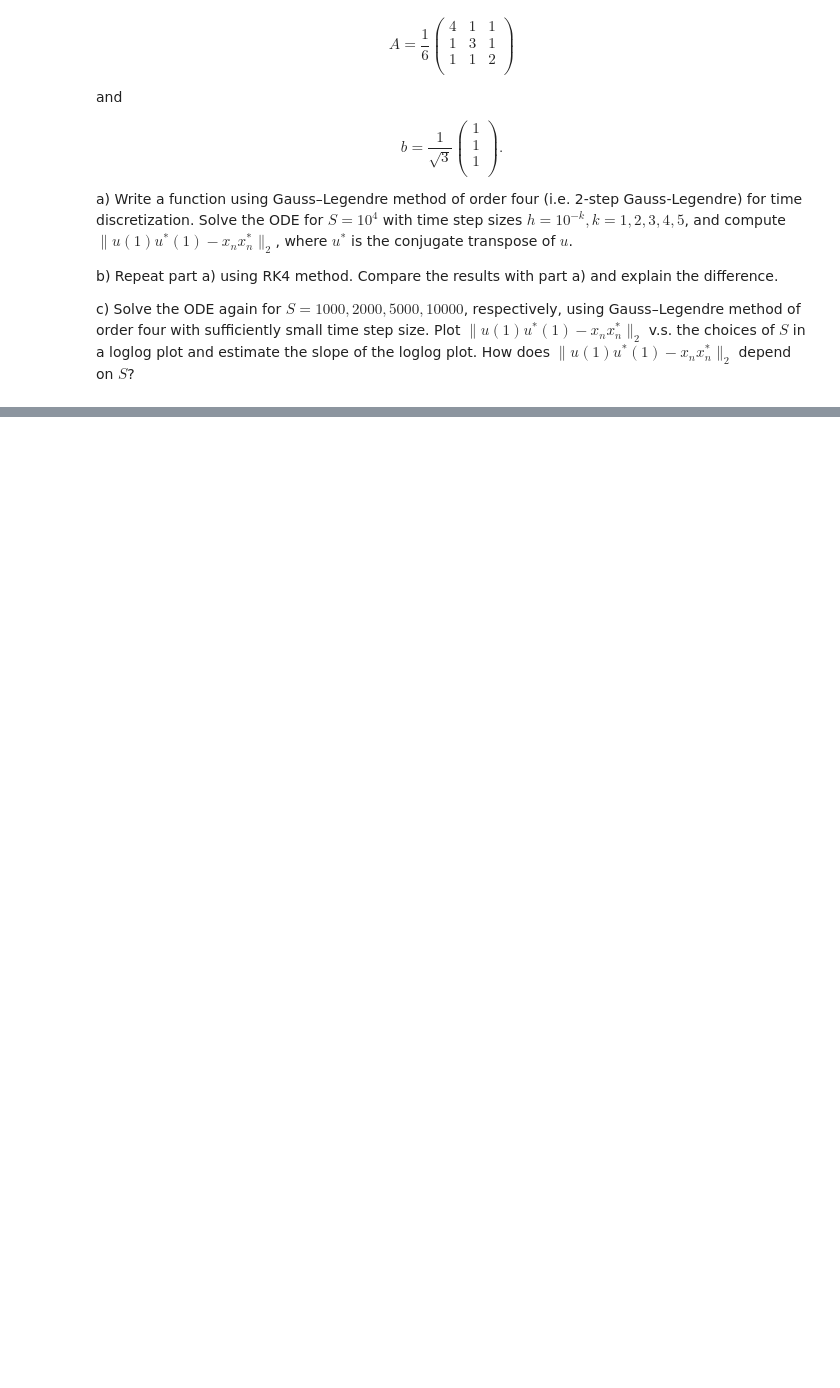
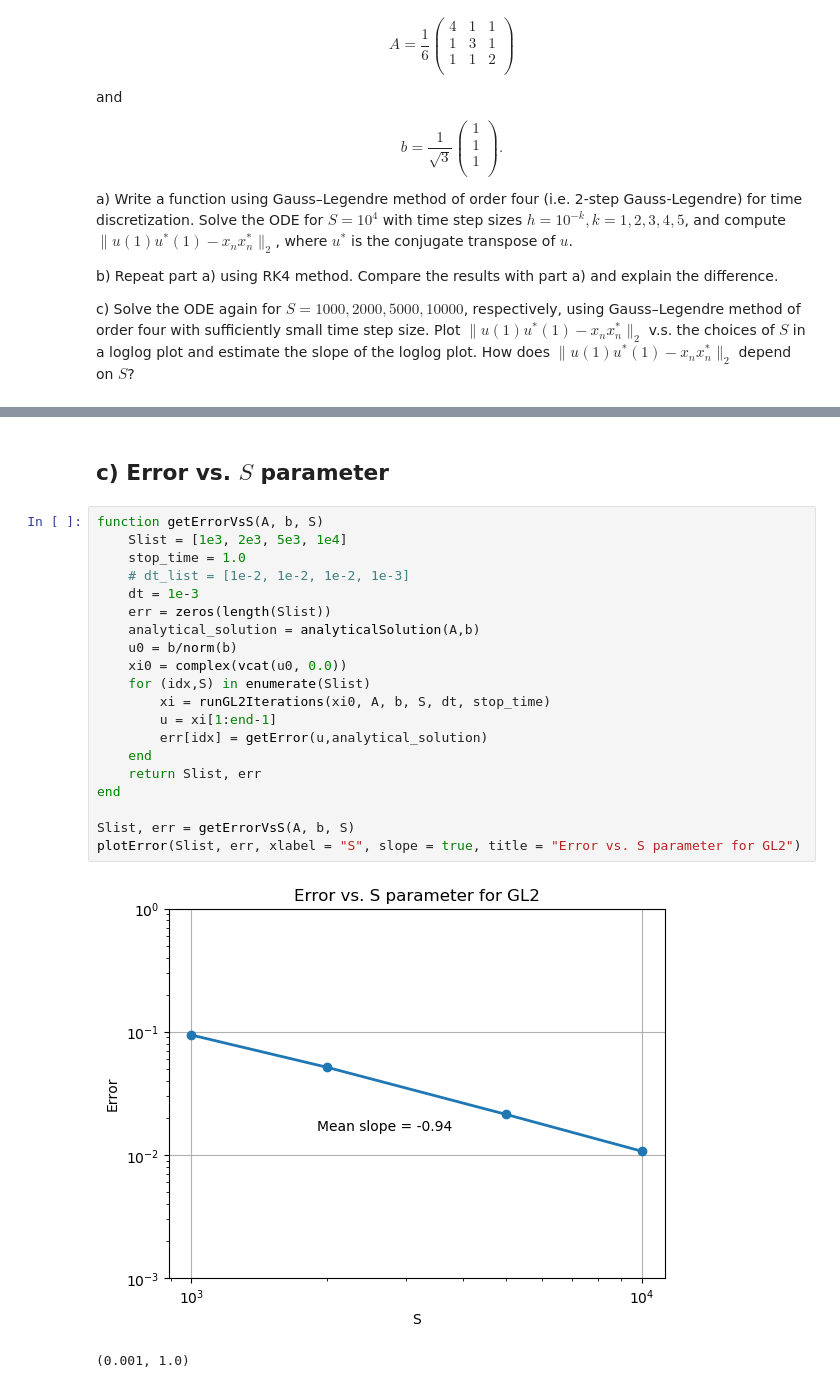
Before and after one commit to ArjunNarayanan/MATH228-HW6, a Jupyter notebook: HW6.ipynb, the cells around one changed output, grey strips where cells are left out. Cells and saved outputs as stored; diff of their text form; blank space fills up the shorter version.

```diff
--- a/HW6.ipynb
+++ b/HW6.ipynb
@@ -592,0 +973,25 @@ x_exact = x_exact/norm(x_exact)
+# %% [markdown]
+## c) Error vs. $S$ parameter
+# %%
+function getErrorVsS(A, b, S)
+    Slist = [1e3, 2e3, 5e3, 1e4]
+    stop_time = 1.0
+    # dt_list = [1e-2, 1e-2, 1e-2, 1e-3]
+    dt = 1e-3
+    err = zeros(length(Slist))
+    analytical_solution = analyticalSolution(A,b)
+    u0 = b/norm(b)
+    xi0 = complex(vcat(u0, 0.0))
+    for (idx,S) in enumerate(Slist)
+        xi = runGL2Iterations(xi0, A, b, S, dt, stop_time)
+        u = xi[1:end-1]
+        err[idx] = getError(u,analytical_solution)
+    end
+    return Slist, err
+end
+
+Slist, err = getErrorVsS(A, b, S)
+plotError(Slist, err, xlabel = "S", slope = true, title = "Error vs. S parameter for GL2")
+# %% [output]
+[figure, added]
+(0.001, 1.0)
```
Also changed, not shown: parts of 26 cells of this notebook, 2 other files.
